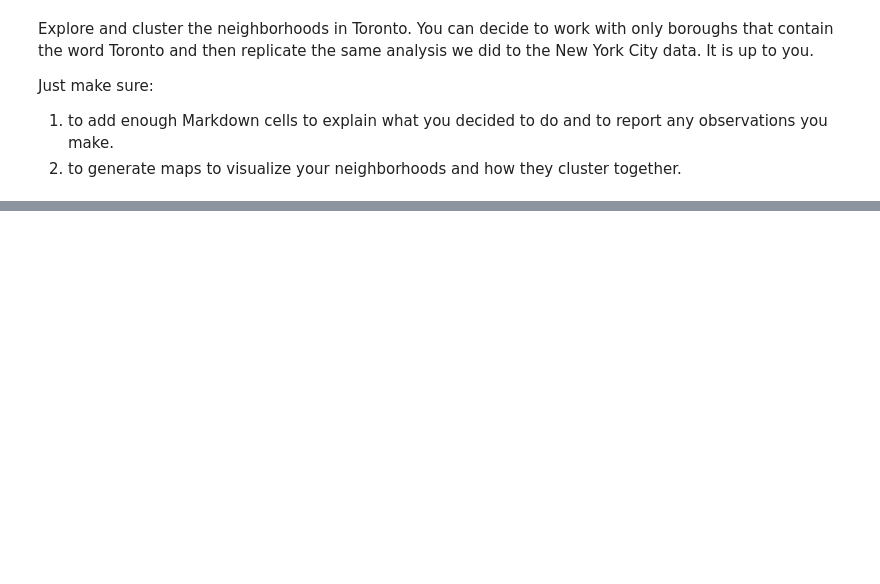
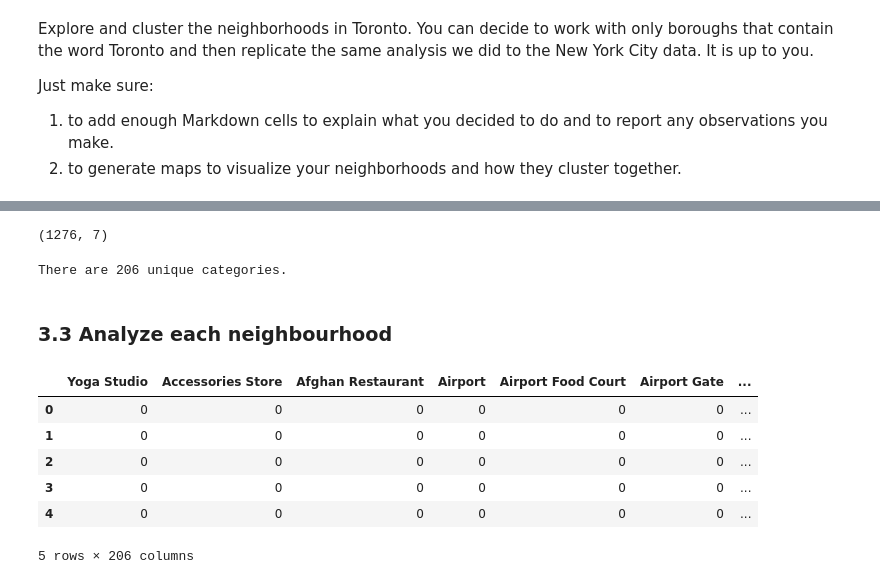
Before and after one commit to reina137/Coursera_Capstone, a Jupyter notebook: w3_data_scraping_clustering.ipynb, the cells around one changed output, grey strips where cells are left out. Drawn from its saved outputs; the diff is of its cells as text; code cells hidden in the pictures; blank space fills up the shorter version.

```diff
--- a/w3_data_scraping_clustering.ipynb
+++ b/w3_data_scraping_clustering.ipynb
@@ -223,0 +192,3 @@ array([3, 3, 3, 3, 1, 1, 1, 1, 1, 1, 2, 2, 2, 2, 2, 2, 2, 2, 2, 2, 2, 2,
+# %%
+toronto = df2[df2['Borough'] == 'Downtown Toronto'].reset_index(drop=True)
+toronto.head()
@@ -245,0 +310,32 @@ If the Folium map is not displayed on Github, here's the screenshot:
+# %%
+#checking the size of venues dataframe
+downtown_venues.shape
+# %% [output]
+(1276, 7)
+# %%
+#checking how many unique categories of venues are there
+print('There are {} unique categories.'.format(len(downtown_venues['Venue Category'].unique())))
+# %% [output]
+There are 206 unique categories.
+# %% [markdown]
+### 3.3 Analyze each neighbourhood
+# %%
+# one hot encoding
+dt_onehot = pd.get_dummies(downtown_venues[['Venue Category']], prefix="", prefix_sep="")
+
+# add neighborhood column back to dataframe
+dt_onehot['Neighborhood'] = downtown_venues['Neighborhood']
+
+# move neighborhood column to the first column
+fixed_columns = [dt_onehot.columns[-1]] + list(dt_onehot.columns[:-1])
+dt_onehot = dt_onehot[fixed_columns]
+
+dt_onehot.head()
+# %% [output]
+|  | Yoga Studio | Accessories Store | Afghan Restaurant | Airport | Airport Food Court | Airport Gate | ... |
+| 0 | 0 | 0 | 0 | 0 | 0 | 0 | ... |
+| 1 | 0 | 0 | 0 | 0 | 0 | 0 | ... |
+| 2 | 0 | 0 | 0 | 0 | 0 | 0 | ... |
+| 3 | 0 | 0 | 0 | 0 | 0 | 0 | ... |
+| 4 | 0 | 0 | 0 | 0 | 0 | 0 | ... |
+5 rows × 206 columns
```
Also changed, not shown: parts of 42 cells of this notebook, 3 other files.
